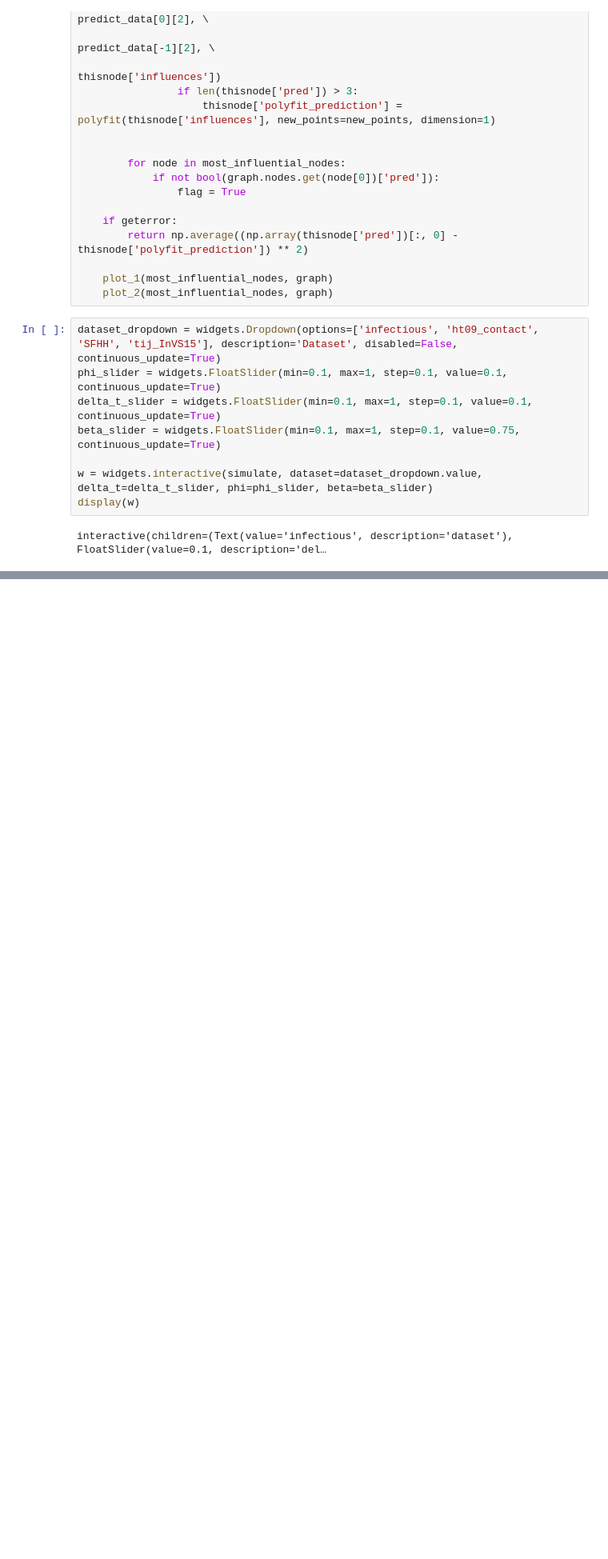
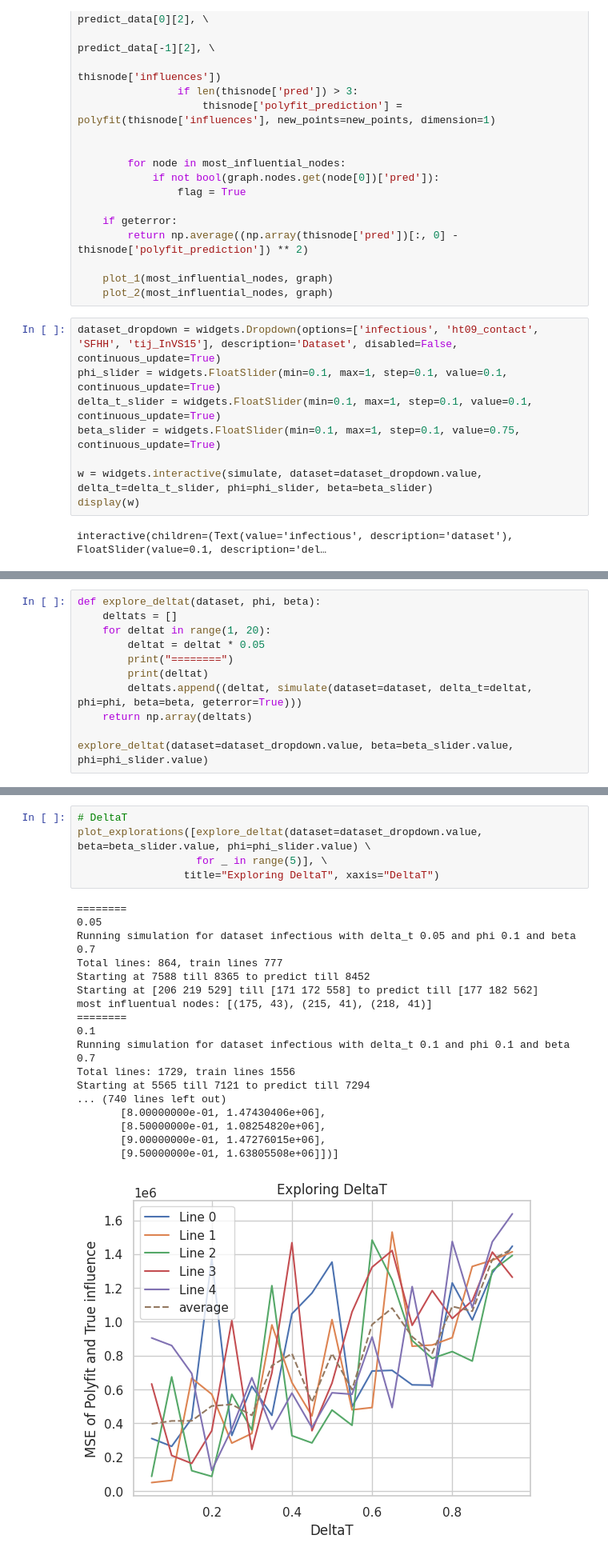
Before and after one commit to rkochar/temporal-network-influence-estimation, a Jupyter notebook: notebooks/hyperparam_plots.ipynb, the cells around one changed output, grey strips where cells are left out. Shown: that part at 80% size. Drawn from its saved outputs; the diff is of its cells as text; blank space fills up the shorter version.

```diff
--- a/notebooks/hyperparam_plots.ipynb
+++ b/notebooks/hyperparam_plots.ipynb
@@ -281,0 +329,11 @@ most influentual nodes: [(219, 96), (196, 82), (200, 75)]
+# %%
+def explore_deltat(dataset, phi, beta):
+    deltats = []
+    for deltat in range(1, 20):
+        deltat = deltat * 0.05
+        print("========")
+        print(deltat)
+        deltats.append((deltat, simulate(dataset=dataset, delta_t=deltat, phi=phi, beta=beta, geterror=True)))
+    return np.array(deltats)
+
+explore_deltat(dataset=dataset_dropdown.value, beta=beta_slider.value, phi=phi_slider.value)
@@ -281,0 +445,24 @@ most influentual nodes: [(219, 96), (196, 82), (200, 75)]
+# %%
+# DeltaT
+plot_explorations([explore_deltat(dataset=dataset_dropdown.value, beta=beta_slider.value, phi=phi_slider.value) \
+                   for _ in range(5)], \
+                 title="Exploring DeltaT", xaxis="DeltaT")
+# %% [output]
+========
+0.05
+Running simulation for dataset infectious with delta_t 0.05 and phi 0.1 and beta 0.7
+Total lines: 864, train lines 777
+Starting at 7588 till 8365 to predict till 8452
+Starting at [206 219 529] till [171 172 558] to predict till [177 182 562]
+most influentual nodes: [(175, 43), (215, 41), (218, 41)]
+========
+0.1
+Running simulation for dataset infectious with delta_t 0.1 and phi 0.1 and beta 0.7
+Total lines: 1729, train lines 1556
+Starting at 5565 till 7121 to predict till 7294
+... (740 lines left out)
+       [8.00000000e-01, 1.47430406e+06],
+       [8.50000000e-01, 1.08254820e+06],
+       [9.00000000e-01, 1.47276015e+06],
+       [9.50000000e-01, 1.63805508e+06]])]
+[figure, added]
```
Also changed, not shown: parts of 8 cells of this notebook.
